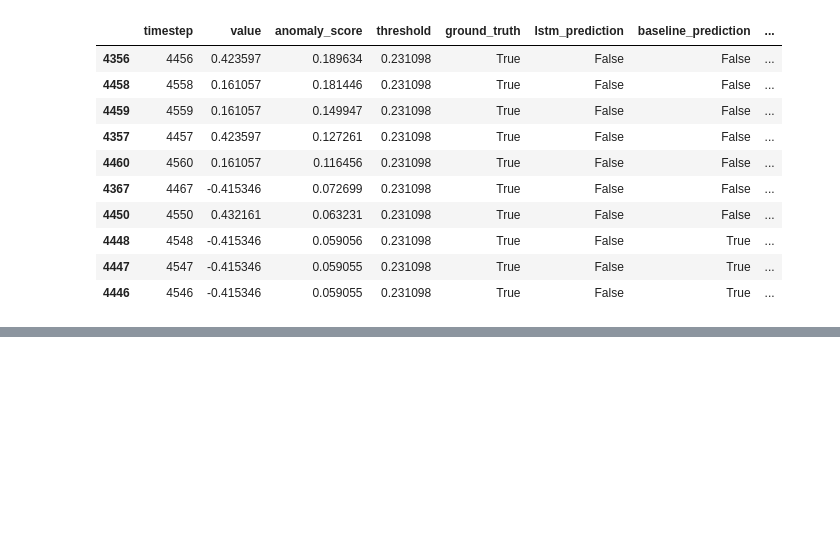
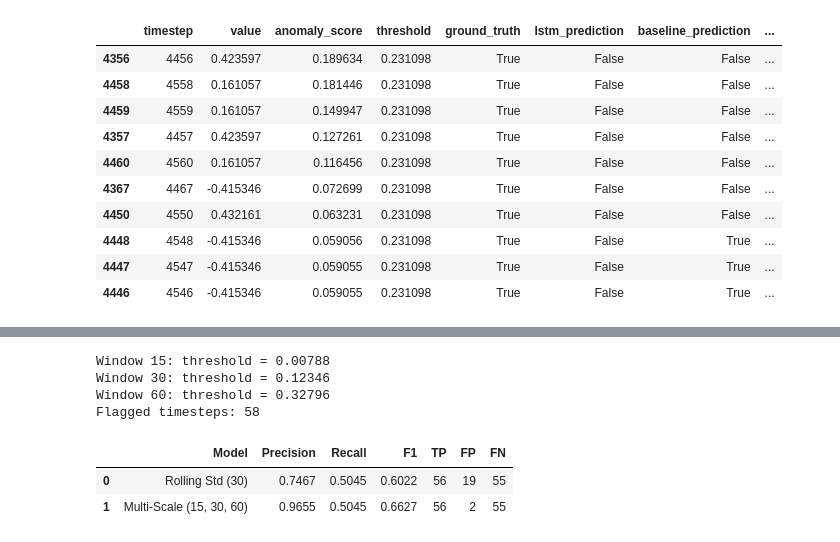
Before and after one commit to victorhuii/Spacecraft-Anomaly-Project, a Jupyter notebook: notebooks/01_exploratory_analysis.ipynb, the cells around one changed output, grey strips where cells are left out. Saved outputs shown, nothing was run; the diff lists cells and outputs as text; code cells hidden in the pictures; blank space fills up the shorter version.

```diff
--- a/notebooks/01_exploratory_analysis.ipynb
+++ b/notebooks/01_exploratory_analysis.ipynb
@@ -1436,0 +1495,74 @@ Highest-scoring missed anomalies:
+# %%
+
+# Multi-scale rolling standard deviation
+windows = [15, 30, 60]
+
+# Normal A-2 validation data
+split = int(len(train_a2) * 0.8)
+
+val_series = train_a2["value"].iloc[split:].reset_index(drop=True)
+test_series = test_a2["value"].reset_index(drop=True)
+
+detector_outputs = []
+
+for window in windows:
+    # Calibrate on normal validation data
+    val_std = val_series.rolling(
+        window, min_periods=window
+    ).std()
+
+    threshold = val_std.dropna().quantile(0.01)
+
+    # Apply detector to test telemetry
+    test_std = test_series.rolling(
+        window, min_periods=window
+    ).std()
+
+    flags = (test_std < threshold).fillna(False).to_numpy()
+
+    detector_outputs.append(flags)
+
+    print(f"Window {window}: threshold = {threshold:.5f}")
+
+# Require agreement between at least 2 detectors
+multi_scale_pred = (
+    np.sum(np.column_stack(detector_outputs), axis=1) >= 2
+)
+
+print("Flagged timesteps:", multi_scale_pred.sum())
+# %% [output]
+Window 15: threshold = 0.00788
+Window 30: threshold = 0.12346
+Window 60: threshold = 0.32796
+Flagged timesteps: 58
+# %%
+
+results = []
+
+for name, pred in [
+    ("Rolling Std (30)", y_pred),
+    ("Multi-Scale (15, 30, 60)", multi_scale_pred)
+]:
+    tp = np.sum(y_true & pred)
+    fp = np.sum(~y_true & pred)
+    fn = np.sum(y_true & ~pred)
+
+    precision = tp / (tp + fp) if tp + fp else 0
+    recall = tp / (tp + fn) if tp + fn else 0
+    f1 = 2 * tp / (2 * tp + fp + fn) if 2 * tp + fp + fn else 0
+
+    results.append({
+        "Model": name,
+        "Precision": precision,
+        "Recall": recall,
+        "F1": f1,
+        "TP": tp,
+        "FP": fp,
+        "FN": fn
+    })
+
+display(pd.DataFrame(results).round(4))
+# %% [output]
+|  | Model | Precision | Recall | F1 | TP | FP | FN |
+| 0 | Rolling Std (30) | 0.7467 | 0.5045 | 0.6022 | 56 | 19 | 55 |
+| 1 | Multi-Scale (15, 30, 60) | 0.9655 | 0.5045 | 0.6627 | 56 | 2 | 55 |
```
Also changed, not shown: parts of 1 cell of this notebook, 13 other files.
